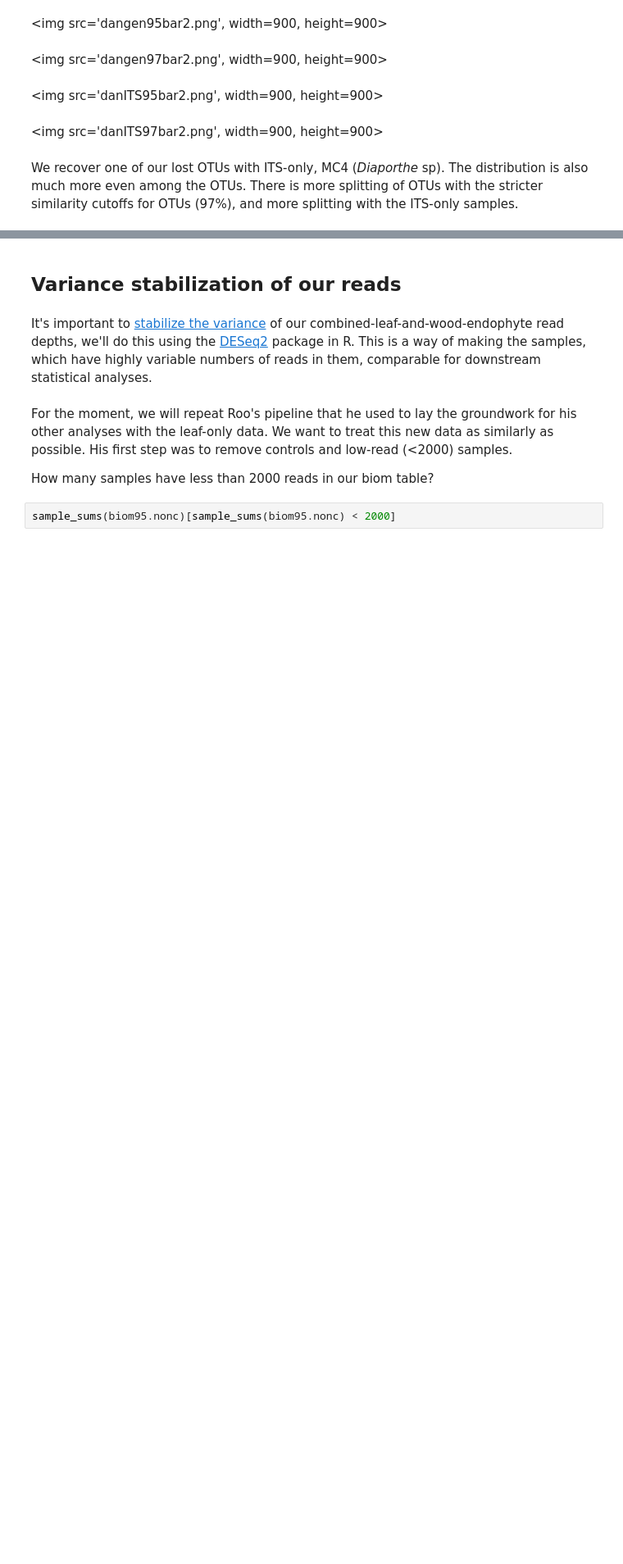
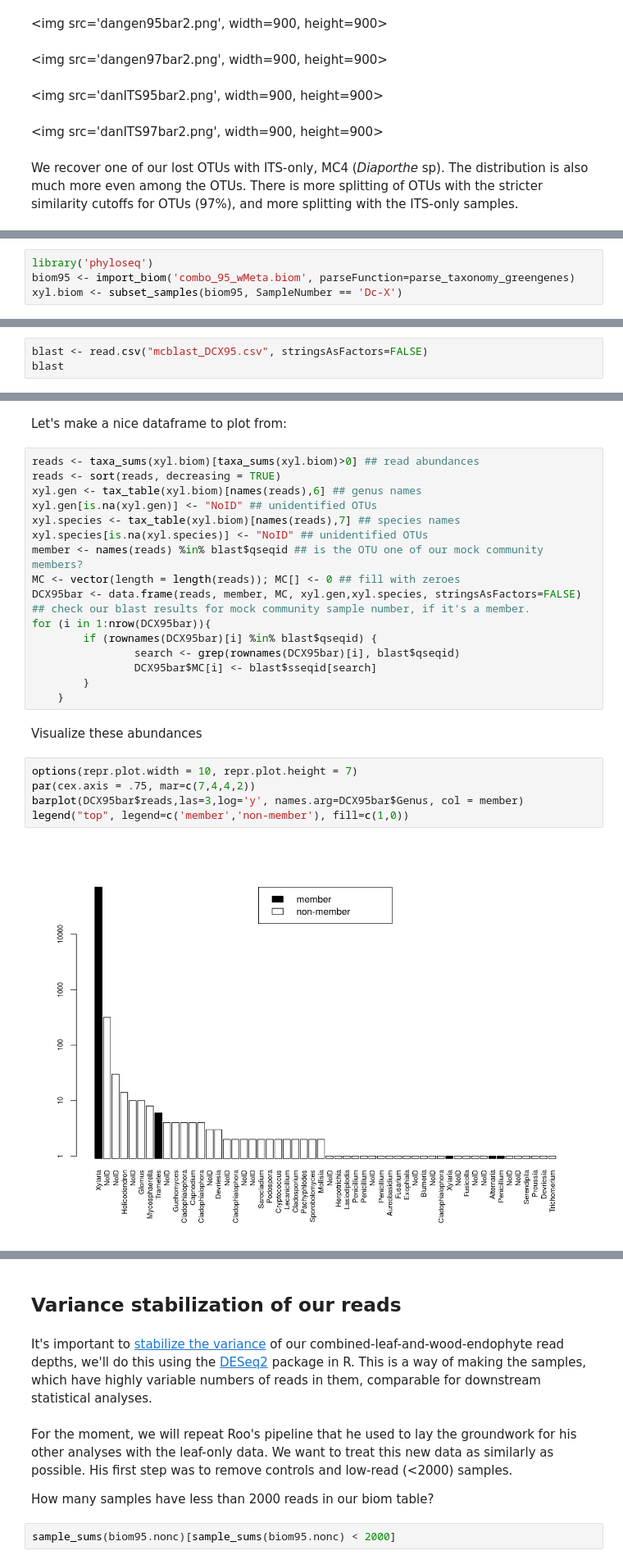
Before and after one commit to danchurch/taiwan_combined_stats, a Jupyter notebook: XylariaLeafWoodStats.ipynb, the cells around one changed output, grey strips where cells are left out. Shown at 82% size. Saved outputs shown, nothing was run; the diff lists cells and outputs as text; blank space fills up the shorter version.

```diff
--- a/XylariaLeafWoodStats.ipynb
+++ b/XylariaLeafWoodStats.ipynb
@@ -581,0 +601,4 @@ We recover one of our lost OTUs with ITS-only, MC4 (*Diaporthe* sp). The distrib
+# %%
+library('phyloseq')
+biom95 <- import_biom('combo_95_wMeta.biom', parseFunction=parse_taxonomy_greengenes)
+xyl.biom <- subset_samples(biom95, SampleNumber == 'Dc-X')
@@ -581,0 +607,3 @@ We recover one of our lost OTUs with ITS-only, MC4 (*Diaporthe* sp). The distrib
+# %%
+blast <- read.csv("mcblast_DCX95.csv", stringsAsFactors=FALSE)
+blast
@@ -581,0 +626,28 @@ We recover one of our lost OTUs with ITS-only, MC4 (*Diaporthe* sp). The distrib
+# %% [markdown]
+Let's make a nice dataframe to plot from:
+# %%
+reads <- taxa_sums(xyl.biom)[taxa_sums(xyl.biom)>0] ## read abundances
+reads <- sort(reads, decreasing = TRUE)
+xyl.gen <- tax_table(xyl.biom)[names(reads),6] ## genus names
+xyl.gen[is.na(xyl.gen)] <- "NoID" ## unidentified OTUs
+xyl.species <- tax_table(xyl.biom)[names(reads),7] ## species names
+xyl.species[is.na(xyl.species)] <- "NoID" ## unidentified OTUs
+member <- names(reads) %in% blast$qseqid ## is the OTU one of our mock community members?
+MC <- vector(length = length(reads)); MC[] <- 0 ## fill with zeroes
+DCX95bar <- data.frame(reads, member, MC, xyl.gen,xyl.species, stringsAsFactors=FALSE)
+## check our blast results for mock community sample number, if it's a member.
+for (i in 1:nrow(DCX95bar)){
+        if (rownames(DCX95bar)[i] %in% blast$qseqid) {
+                search <- grep(rownames(DCX95bar)[i], blast$qseqid)
+                DCX95bar$MC[i] <- blast$sseqid[search]
+        }
+    }
+# %% [markdown]
+Visualize these abundances
+# %%
+options(repr.plot.width = 10, repr.plot.height = 7)
+par(cex.axis = .75, mar=c(7,4,4,2))
+barplot(DCX95bar$reads,las=3,log='y', names.arg=DCX95bar$Genus, col = member)
+legend("top", legend=c('member','non-member'), fill=c(1,0))
+# %% [output]
+[figure, added]
```
Also changed, not shown: parts of 16 cells of this notebook.
